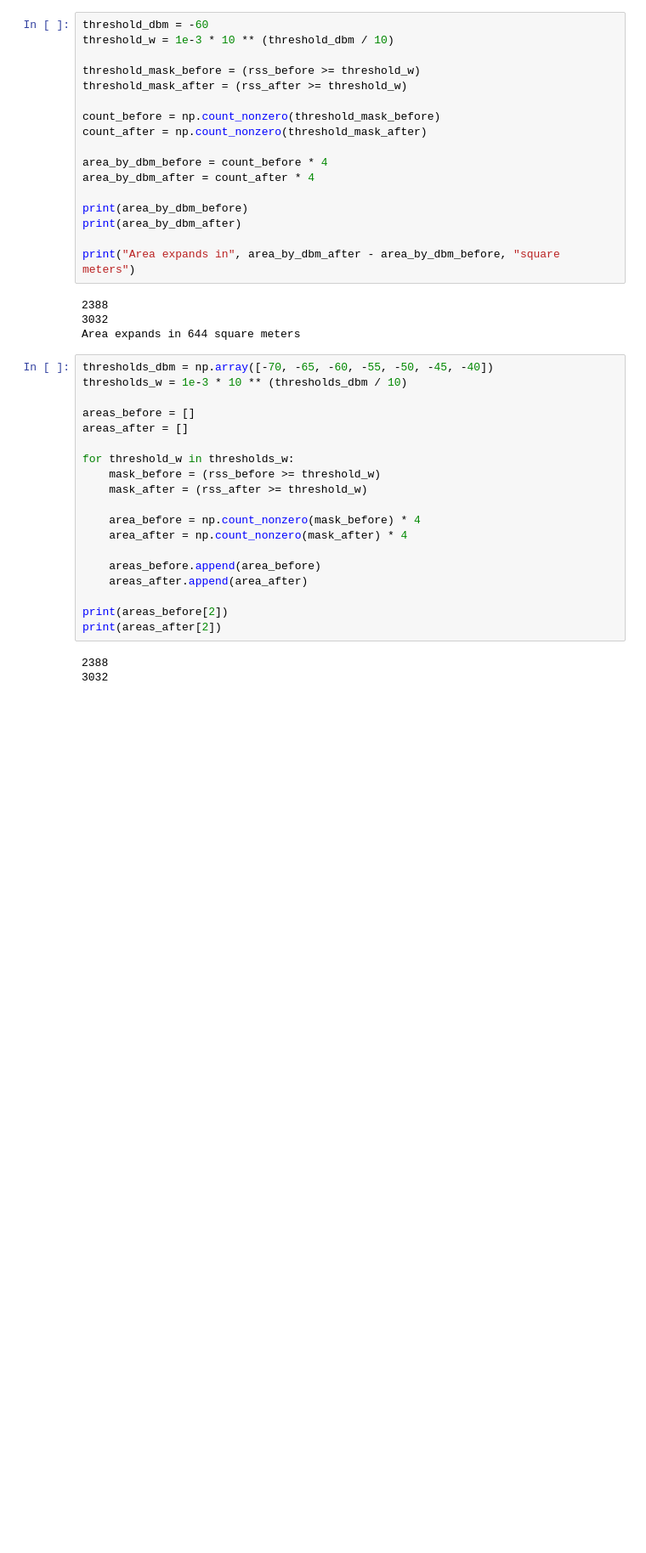
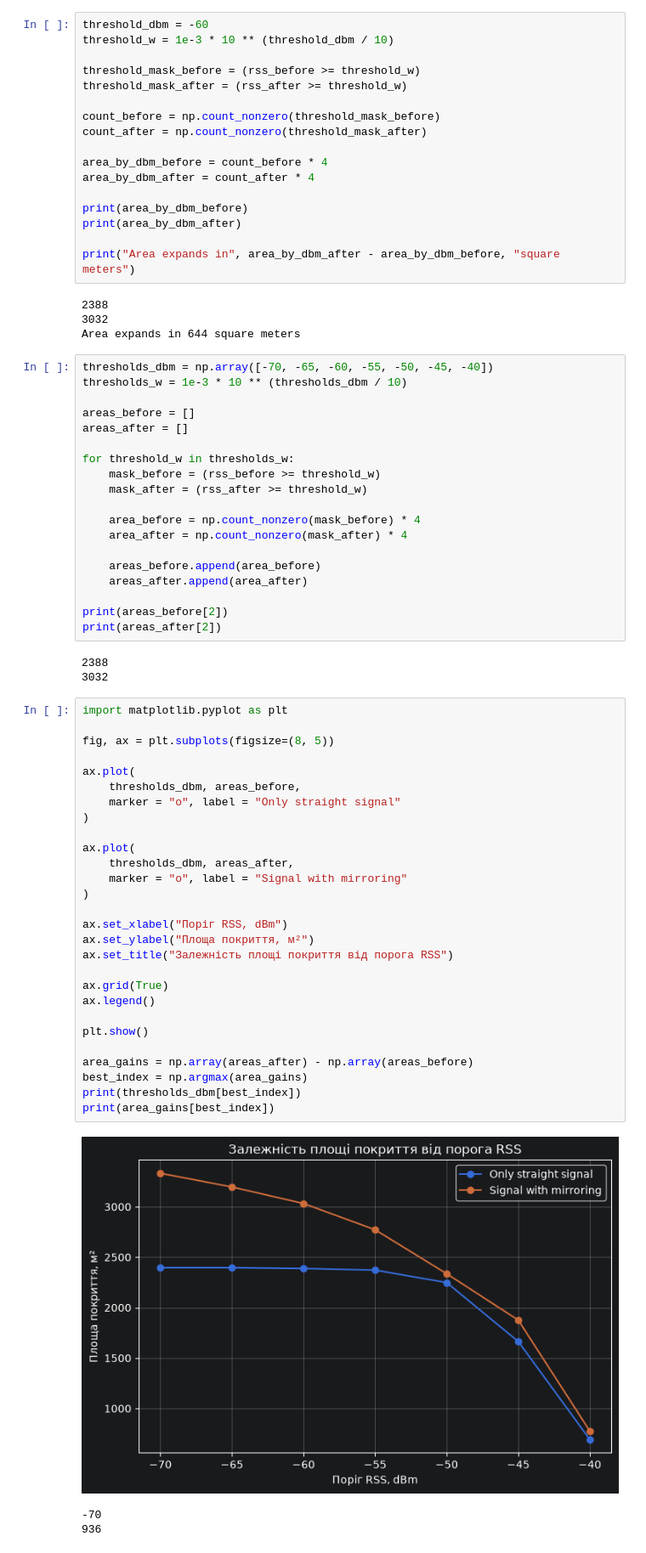
Before and after one commit to yexur3/learning-notes, a Jupyter notebook: python-projects/practice-python-and-sionna-study/practice.ipynb, the cells around one changed output. Shown at 85% size. Cells and saved outputs as stored; diff of their text form; blank space fills up the shorter version.

Commit message:
graph

```diff
--- a/python-projects/practice-python-and-sionna-study/practice.ipynb
+++ b/python-projects/practice-python-and-sionna-study/practice.ipynb
@@ -361,3 +362,35 @@ print(areas_after[2])
 # %% [output]
 2388
 3032
+# %%
+import matplotlib.pyplot as plt
+
+fig, ax = plt.subplots(figsize=(8, 5))
+
+ax.plot(
+    thresholds_dbm, areas_before,
+    marker = "o", label = "Only straight signal"
+)
+
+ax.plot(
+    thresholds_dbm, areas_after,
+    marker = "o", label = "Signal with mirroring"
+)
+
+ax.set_xlabel("Поріг RSS, dBm")
+ax.set_ylabel("Площа покриття, м²")
+ax.set_title("Залежність площі покриття від порога RSS")
+
+ax.grid(True)
+ax.legend()
+
+plt.show()
+
+area_gains = np.array(areas_after) - np.array(areas_before)
+best_index = np.argmax(area_gains)
+print(thresholds_dbm[best_index])
+print(area_gains[best_index])
+# %% [output]
+[figure, added]
+-70
+936
```
Also changed, not shown: parts of 1 cell of this notebook.
